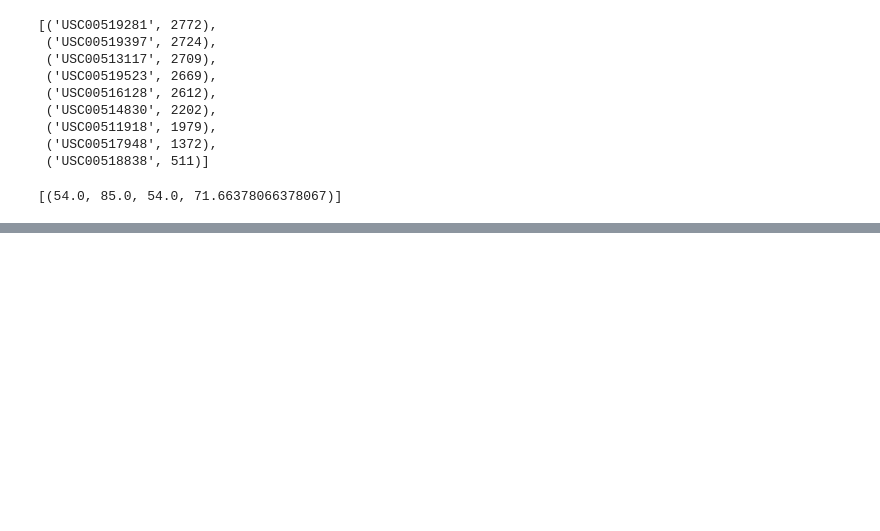
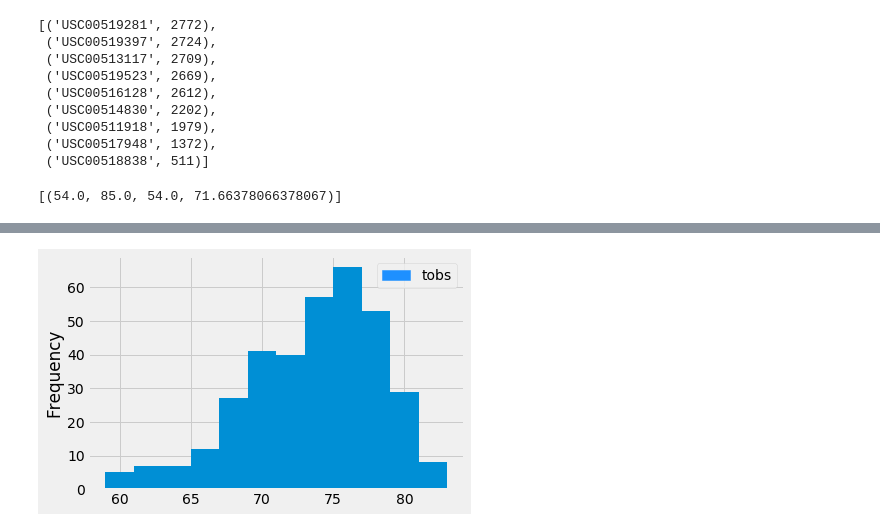
Before and after one commit to ivvyami/Honolulu-Climate-Analysis, a Jupyter notebook: Honolulu Climate Analysis.ipynb, the cells around one changed output, grey strips where cells are left out. Cells and saved outputs as stored; diff of their text form; code cells hidden in the pictures; blank space fills up the shorter version.

Commit message:
made histogram

```diff
--- a/Honolulu Climate Analysis.ipynb
+++ b/Honolulu Climate Analysis.ipynb
@@ -200,11 +203,9 @@ station_temp
 # Query the last 12 months of temperature observation data for this station and plot the results as a histogram
 
 sel = [Measurement.station,
-      Measurement.tobs,
-      func.count(Measurement.tobs)]
+      Measurement.tobs]
 
 temp_12mo = session.query(*sel).filter(Measurement.date.between('2016-08-23', '2017-08-23')).\
-    filter(Measurement.station =='USC00519281').group_by(Measurement.tobs).\
-    order_by(Measurement.tobs).all()
+    filter(Measurement.station =='USC00519281').all()
 print(temp_12mo)
 # %% [output]
@@ -211,0 +215,4 @@ print(temp_12mo)
+# %%
+# Save the query results as a Pandas DataFrame
+tobs_df = pd.DataFrame(temp_12mo, columns =['station', 'tobs'])
+tobs_df.head()
@@ -211,0 +226,8 @@ print(temp_12mo)
+# %%
+plt.hist(tobs_df['tobs'], bins=12)
+plt.ylabel('Frequency')
+blue_patch = mpatches.Patch(color='dodgerblue', label='tobs')
+plt.legend(handles=[blue_patch])
+plt.show()
+# %% [output]
+[figure, added]
```
Also changed, not shown: parts of 5 cells of this notebook.
